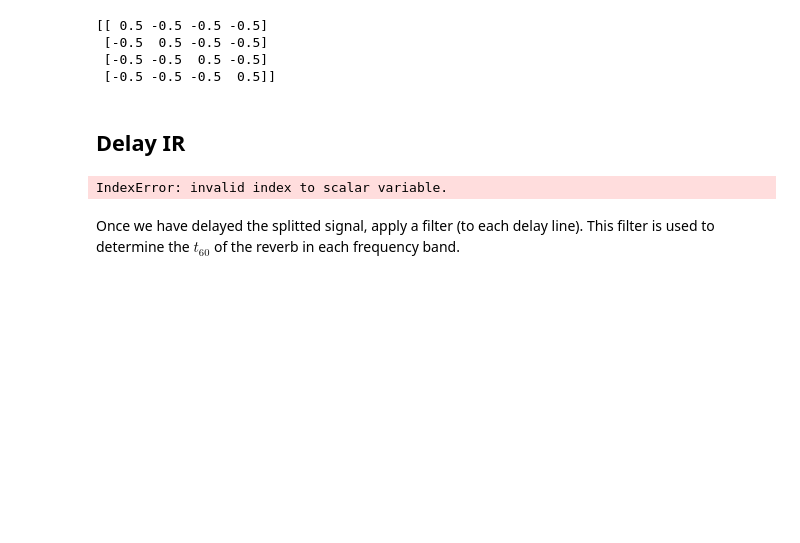
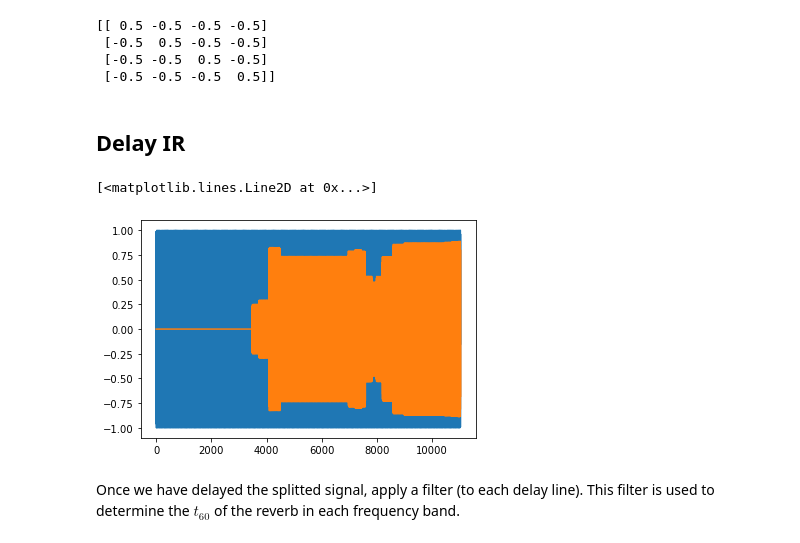
Before and after one commit to FredReeva/SASP-FDN-Dereverb, a Jupyter notebook: SASP Project/FDNReverb.ipynb, the cells around one changed output. Cells and saved outputs as stored; diff of their text form; code cells hidden in the pictures; blank space fills up the shorter version.

```diff
--- a/SASP Project/FDNReverb.ipynb
+++ b/SASP Project/FDNReverb.ipynb
@@ -100,36 +100,45 @@ for i in range(N):
 # %%
 #Circuit
 #Parameter initialization
-U = [1, 0, 0, 0]
-B = [1,1,1]
-C = [1,1,1]
-G = [1,1,1]
+#U = [1, 0, 0, 0]
+U=np.sin(np.arange(0,11025, 1))
+B = [0.5,0.3,0.8,0.3]
+C = [0.5,0.3,0.8,0.3]
+G = [0.5,0.3,0.8,0.3]
 A = Hous
 '''                                          1 2 3 4
 #Delay lines data structure initialization   _ _ _ _  list of vectors
                                              | | | |
                                              | | | |
 '''
 delay_lines=[]
-delay_outputs=[]
+
 for i in range(N):
     delay_lines.append(np.zeros(M[i]))
 
+Output=[]
+for u in U: # For every sample of the input
+    delay_outputs = [] #For every sample clear the list of delay outputs (1,3)
 
-for u in U: # For every sample of the input
     for i in range(N): # For every circuit calculate output of delay lines and shift
         delay_outputs.append(delay_lines[i][-1])
-        delay_lines[1:M[i]-1] = delay_lines[i][0:M[i]-2]
+        delay_lines[i][1:M[i]] = delay_lines[i][0:M[i]-1]
 
-    delay_outputs_array=np.asanyarray(delay_outputs)
-    delay_output_mixed = A*delay_outputs_array # calculate feedback with the selected mixing matrix
 
-    Output = np.sum(np.multiply(delay_outputs_array, C)) # Calculate Output to E(z)
+    delay_outputs_array = np.asanyarray(delay_outputs)
+    delay_output_mixed = np.dot(A,delay_outputs_array) # calculate feedback with the selected mixing matrix
+
+    Output.append(np.sum(np.multiply(delay_outputs_array, C)))# Calculate Output to E(z)
 
     for i in range(N):
         delay_lines[i][0] = B[i]*u + G[i] * delay_output_mixed[i] # insert the calculated input+feedback value into the first position of each delay line
+
+plt.figure()
+plt.plot(U)
+plt.plot(Output)
 # %% [output]
-IndexError: invalid index to scalar variable.
+[<matplotlib.lines.Line2D at 0x...>]
+[figure, added]
 # %% [markdown]
 Once we have delayed the splitted signal, apply a filter (to each delay line). This filter is used to determine the $t_{60}$ of the reverb in each frequency band.
 # %%
```
Also changed, not shown: parts of 1 cell of this notebook.
